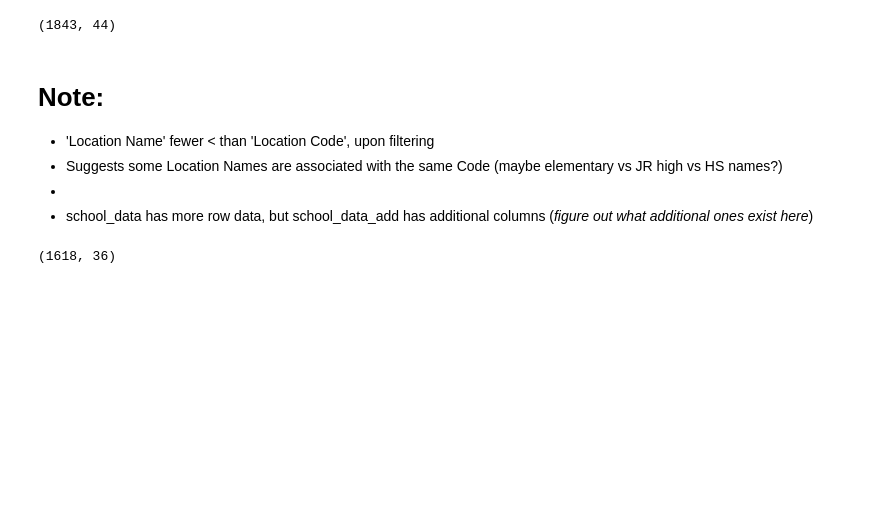
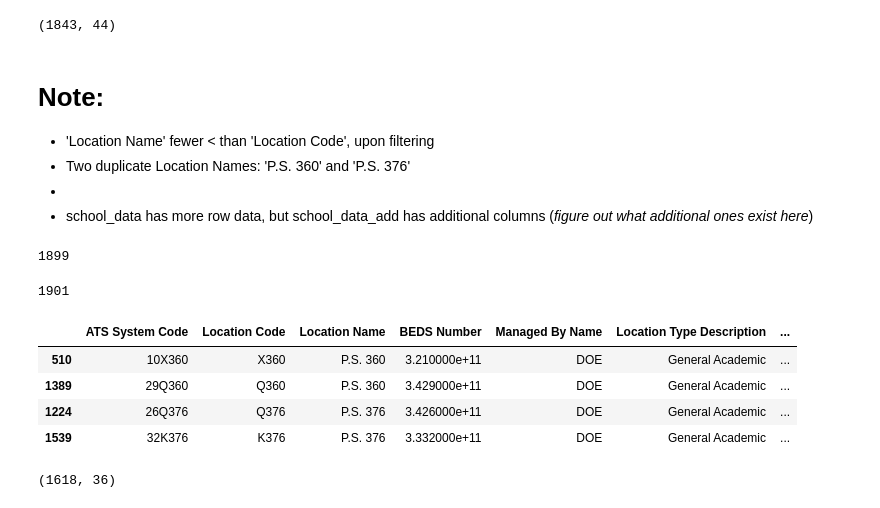
Before and after one commit to tali0n-git/NYC_Public_Schools_Analysis, a Jupyter notebook: SchoolLocationData_EDA.ipynb, the cells around one changed output. Drawn from its saved outputs; the diff is of its cells as text; code cells hidden in the pictures; blank space fills up the shorter version.

Commit message:
Correction: duplicate Location Names, not Location Codes. Duplicates Identified.

```diff
--- a/SchoolLocationData_EDA.ipynb
+++ b/SchoolLocationData_EDA.ipynb
@@ -47,9 +47,27 @@ school_data_add.shape
 # %% [markdown]
 # Note:
 - 'Location Name' fewer < than 'Location Code', upon filtering
-- Suggests some Location Names are associated with the same Code (maybe elementary vs JR high vs HS names?)
+- Two duplicate Location Names: 'P.S. 360' and 'P.S. 376'
 -
 - school_data has more row data, but school_data_add has additional columns (*figure out what additional ones exist here*)
+# %%
+school_data['Location Name'].nunique()
+# %% [output]
+1899
+# %%
+school_data['Location Code'].nunique()
+# %% [output]
+1901
+# %%
+# Duplicate Location names, unique Location Codes:
+
+school_data[school_data['Location Name'].duplicated(keep=False)].sort_values('Location Name')
+# %% [output]
+|  | ATS System Code | Location Code | Location Name | BEDS Number | Managed By Name | Location Type Description | ... |
+| 510 | 10X360 | X360 | P.S. 360 | 3.210000e+11 | DOE | General Academic | ... |
+| 1389 | 29Q360 | Q360 | P.S. 360 | 3.429000e+11 | DOE | General Academic | ... |
+| 1224 | 26Q376 | Q376 | P.S. 376 | 3.426000e+11 | DOE | General Academic | ... |
+| 1539 | 32K376 | K376 | P.S. 376 | 3.332000e+11 | DOE | General Academic | ... |
 # %%
 school_data[school_data['Location Name'].isin(school_data_add['Location Name'])].shape
 # %% [output]
```
Also changed, not shown: parts of 1 cell of this notebook.
